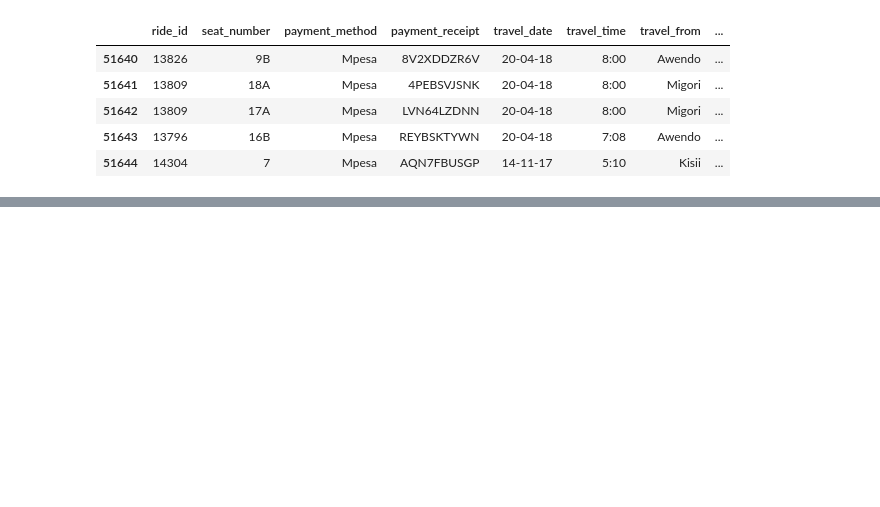
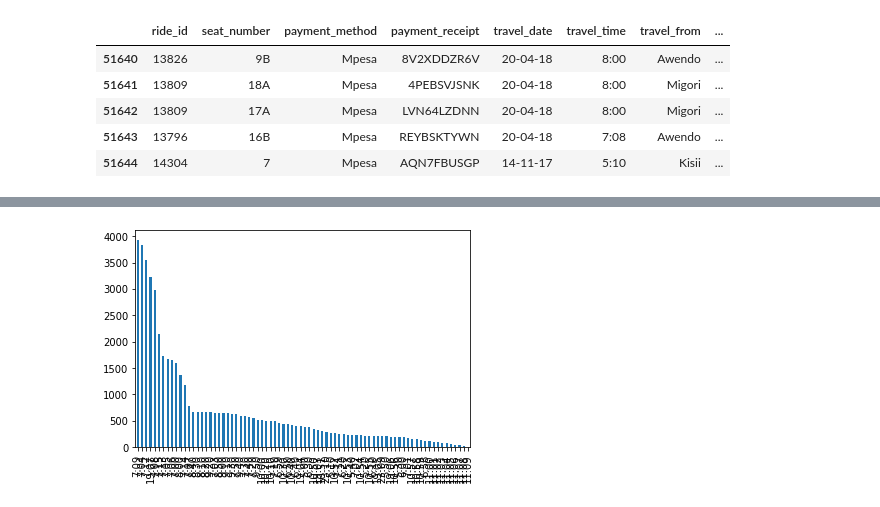
Before and after one commit to Yashwati-patel/Transport_Demand_Prediction, a Jupyter notebook: Final_Notebook_of_Transport_Demand_Prediction.ipynb, the cells around one changed output, grey strips where cells are left out. Cells and saved outputs as stored; diff of their text form; code cells hidden in the pictures; blank space fills up the shorter version.

```diff
--- a/Final_Notebook_of_Transport_Demand_Prediction.ipynb
+++ b/Final_Notebook_of_Transport_Demand_Prediction.ipynb
@@ -91,0 +198,5 @@ dataset.tail()
+# %%
+dataset['travel_time'].value_counts().plot(kind='bar')
+plt.show()
+# %% [output]
+[figure, added]
```
Also changed, not shown: parts of 17 cells of this notebook.
